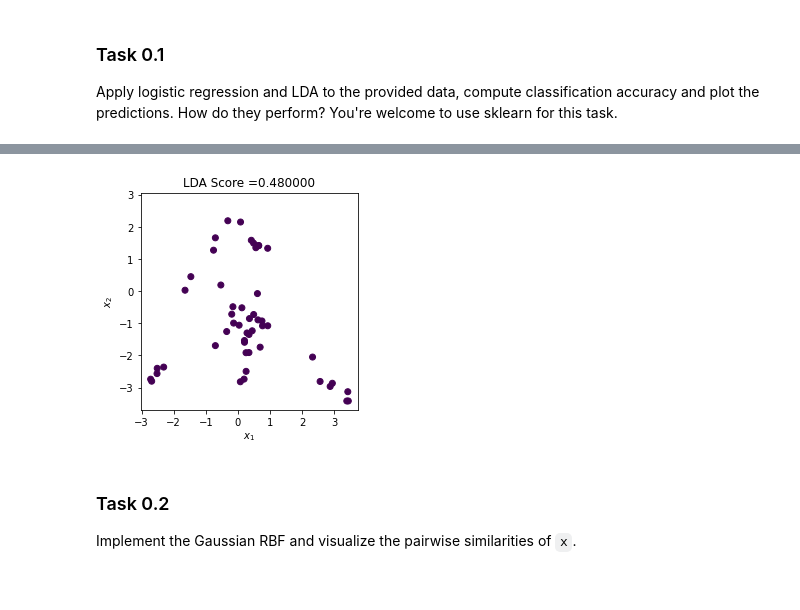
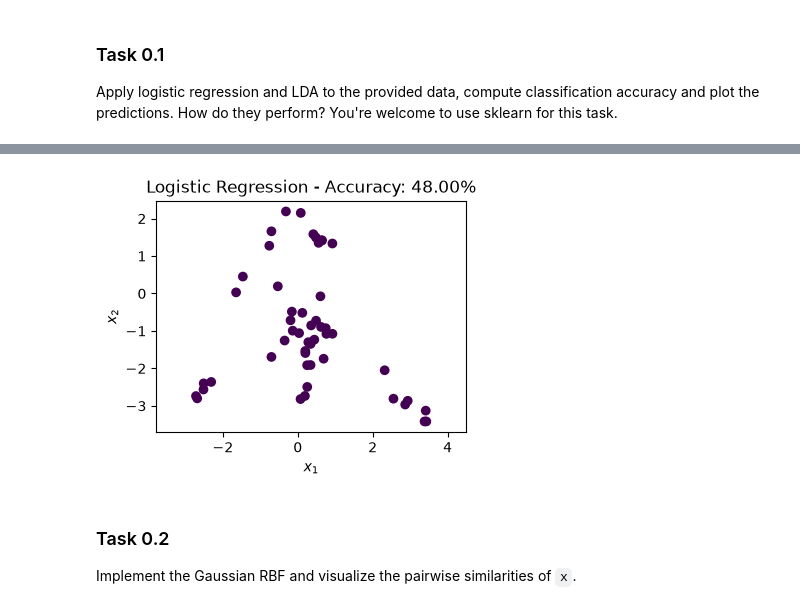
Before and after one commit to JanLuckhardt/machine-learning, a Jupyter notebook: 03_kernel_discriminant_analysis.ipynb, the cells around one changed output, grey strips where cells are left out. Saved outputs shown, nothing was run; the diff lists cells and outputs as text; code cells hidden in the pictures.

Commit message:
Revise kernel discriminant analysis notebook

```diff
--- a/03_kernel_discriminant_analysis.ipynb
+++ b/03_kernel_discriminant_analysis.ipynb
@@ -45,15 +47,17 @@ plt.axis('square');
 # %%
 # LDA
-clf1 = LinearDiscriminantAnalysis().fit(X_train, y_train)
-#clf.score(X_test, y_test)
-X_pred=clf1.predict(X_test)
-plt.scatter(X_test[:, 0], X_test[:, 1], c=X_pred)
+mod_LDA = LinearDiscriminantAnalysis().fit(X_train, y_train)
+LDA_acc = mod_LDA.score(X_test, y_test)
+
+plt.figure(figsize=(4, 3))
+plt.scatter(X_test[:, 0], X_test[:, 1], c=mod_LDA.predict(X_test))
 plt.xlabel('$x_1$')
 plt.ylabel('$x_2$')
-plt.title("LDA Score =%f"%clf1.score(X_test, y_test))
-plt.axis('square');
+plt.title(f'Logistic Regression - Accuracy: {LDA_acc:.2%}')
+plt.axis('equal')
+plt.show()
 # %% [output]
-[figure, old version]
+[figure, new version]
 # %% [markdown]
 ### Task 0.2
 
```
Also changed, not shown: parts of 16 cells of this notebook.
